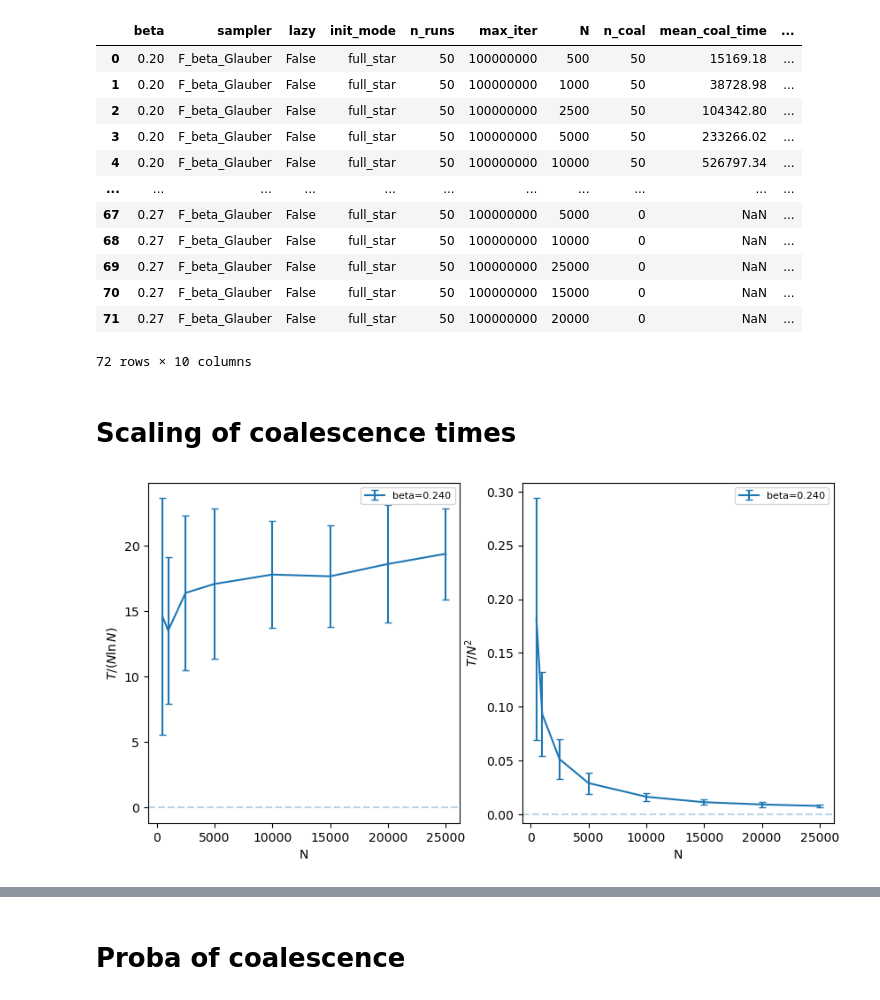
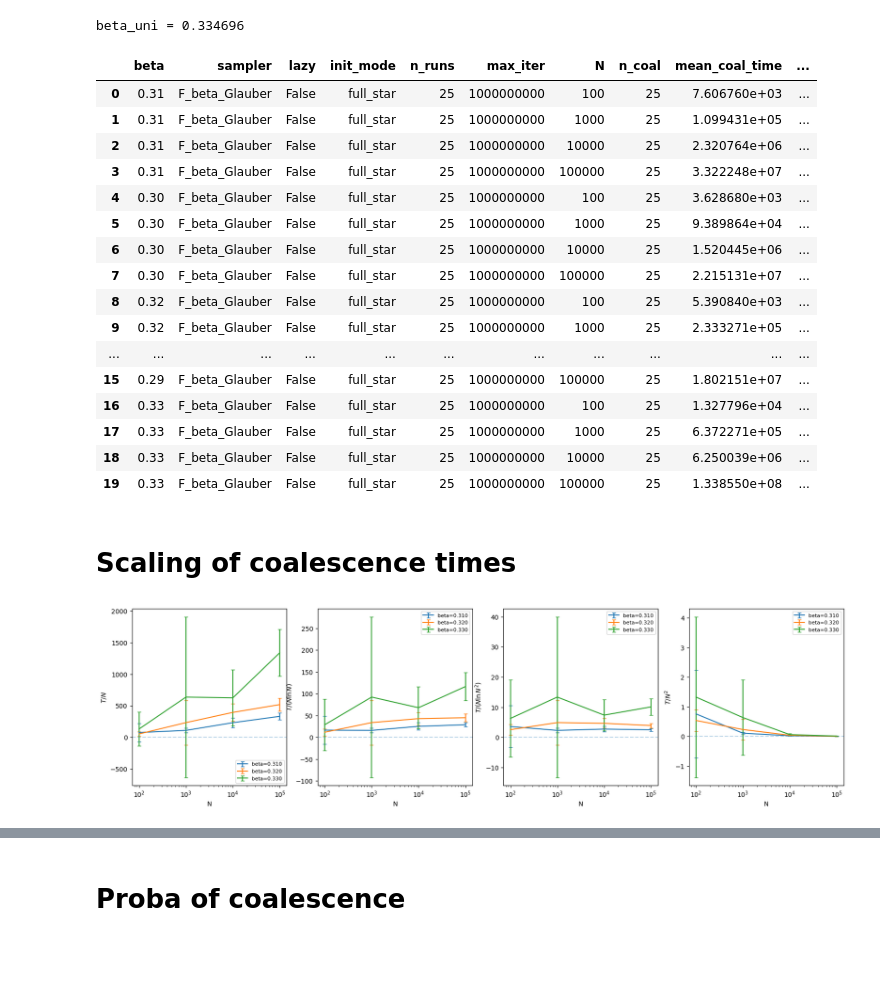
Before and after one commit to LouiseBudzynski/Bounding_Chain_Disordered_Ising_Models, a Jupyter notebook: notebooks/read_coal_time.ipynb, the cells around one changed output, grey strips where cells are left out. Drawn from its saved outputs; the diff is of its cells as text; code cells hidden in the pictures; blank space fills up the shorter version.

```diff
--- a/notebooks/read_coal_time.ipynb
+++ b/notebooks/read_coal_time.ipynb
@@ -6,64 +6,76 @@ import glob
 # %%
 graph_type = 'ER'
-coup_type = 'ising'
+coup_type = 'gauss'
 d = 4
+if graph_type == 'ER' and coup_type == 'ising':
+    beta_SG = np.arctanh(np.sqrt(1/d))
+    beta_uni = np.arctanh(1/d)
+    print(f"beta_uni = {beta_uni:.6f}")
+elif graph_type == 'ER' and coup_type == 'gauss':
+    beta_uni = solve_beta_critical_gauss(d=4)
+    print(f"beta_uni = {beta_uni:.6f}")
+# %% [output]
+beta_uni = 0.334696
 # %%
-dfs = [pd.read_csv(f) for f in glob.glob(f'../results/perm/coal_time_{graph_type}_{coup_type}_d{d}_beta*.csv')]
+dfs = [pd.read_csv(f) for f in glob.glob(f'../results/tmp/coal_time_{graph_type}_{coup_type}_d{d}_beta*.csv')]
 df = pd.concat(dfs, ignore_index=True)
 df
 # %% [output]
 |  | beta | sampler | lazy | init_mode | n_runs | max_iter | N | n_coal | mean_coal_time | ... |
-| 0 | 0.20 | F_beta_Glauber | False | full_star | 50 | 100000000 | 500 | 50 | 15169.18 | ... |
-| 1 | 0.20 | F_beta_Glauber | False | full_star | 50 | 100000000 | 1000 | 50 | 38728.98 | ... |
-| 2 | 0.20 | F_beta_Glauber | False | full_star | 50 | 100000000 | 2500 | 50 | 104342.80 | ... |
-| 3 | 0.20 | F_beta_Glauber | False | full_star | 50 | 100000000 | 5000 | 50 | 233266.02 | ... |
-| 4 | 0.20 | F_beta_Glauber | False | full_star | 50 | 100000000 | 10000 | 50 | 526797.34 | ... |
+| 0 | 0.31 | F_beta_Glauber | False | full_star | 25 | 1000000000 | 100 | 25 | 7.606760e+03 | ... |
+| 1 | 0.31 | F_beta_Glauber | False | full_star | 25 | 1000000000 | 1000 | 25 | 1.099431e+05 | ... |
+| 2 | 0.31 | F_beta_Glauber | False | full_star | 25 | 1000000000 | 10000 | 25 | 2.320764e+06 | ... |
+| 3 | 0.31 | F_beta_Glauber | False | full_star | 25 | 1000000000 | 100000 | 25 | 3.322248e+07 | ... |
+| 4 | 0.30 | F_beta_Glauber | False | full_star | 25 | 1000000000 | 100 | 25 | 3.628680e+03 | ... |
+| 5 | 0.30 | F_beta_Glauber | False | full_star | 25 | 1000000000 | 1000 | 25 | 9.389864e+04 | ... |
+| 6 | 0.30 | F_beta_Glauber | False | full_star | 25 | 1000000000 | 10000 | 25 | 1.520445e+06 | ... |
+| 7 | 0.30 | F_beta_Glauber | False | full_star | 25 | 1000000000 | 100000 | 25 | 2.215131e+07 | ... |
+| 8 | 0.32 | F_beta_Glauber | False | full_star | 25 | 1000000000 | 100 | 25 | 5.390840e+03 | ... |
+| 9 | 0.32 | F_beta_Glauber | False | full_star | 25 | 1000000000 | 1000 | 25 | 2.333271e+05 | ... |
 | ... | ... | ... | ... | ... | ... | ... | ... | ... | ... | ... |
-| 67 | 0.27 | F_beta_Glauber | False | full_star | 50 | 100000000 | 5000 | 0 | NaN | ... |
-| 68 | 0.27 | F_beta_Glauber | False | full_star | 50 | 100000000 | 10000 | 0 | NaN | ... |
-| 69 | 0.27 | F_beta_Glauber | False | full_star | 50 | 100000000 | 25000 | 0 | NaN | ... |
-| 70 | 0.27 | F_beta_Glauber | False | full_star | 50 | 100000000 | 15000 | 0 | NaN | ... |
-| 71 | 0.27 | F_beta_Glauber | False | full_star | 50 | 100000000 | 20000 | 0 | NaN | ... |
+| 15 | 0.29 | F_beta_Glauber | False | full_star | 25 | 1000000000 | 100000 | 25 | 1.802151e+07 | ... |
+| 16 | 0.33 | F_beta_Glauber | False | full_star | 25 | 1000000000 | 100 | 25 | 1.327796e+04 | ... |
+| 17 | 0.33 | F_beta_Glauber | False | full_star | 25 | 1000000000 | 1000 | 25 | 6.372271e+05 | ... |
+| 18 | 0.33 | F_beta_Glauber | False | full_star | 25 | 1000000000 | 10000 | 25 | 6.250039e+06 | ... |
+| 19 | 0.33 | F_beta_Glauber | False | full_star | 25 | 1000000000 | 100000 | 25 | 1.338550e+08 | ... |
-72 rows × 10 columns
 # %% [markdown]
 # Scaling of coalescence times
 # %%
-beta_SG = np.arctanh(np.sqrt(1/d))
-beta_uni = np.arctanh(1/d)
-beta_uni, beta_SG
-
 mask = (
     (df['sampler'] == 'F_beta_Glauber') &
     (df['lazy'] == False) &
     (df['n_coal'] == df['n_runs']) &
     (df['init_mode'] == 'full_star')
 )
 df_filtered = df[mask]
 
-#fig, axes = plt.subplots(1, 3, figsize=(15, 5))
-fig, axes = plt.subplots(1, 2, figsize=(10, 5))
+fig, axes = plt.subplots(1, 4, figsize=(20, 5))
+#fig, axes = plt.subplots(1, 2, figsize=(10, 5))
 scalings = {
-#    r'$T / N$': (lambda N, T: T / N,
-#                lambda N, T, sT: sT / N),
+    r'$T / N$': (lambda N, T: T / N,
+                lambda N, T, sT: sT / N),
     r'$T / (N \ln N)$': (lambda N, T: T / (N * np.log(N)),
                           lambda N, T, sT: sT / (N * np.log(N))),
+    r'$T / (N \ln N^2)$': (lambda N, T: T / (N * np.log(N)**2),
+                          lambda N, T, sT: sT / (N * np.log(N)**2)),
     r'$T / N^2$': (lambda N, T: T / N**2,
                    lambda N, T, sT: sT / N**2),
 }
-
+beta_to_exclude = [0.29,0.3]
 for ax, (label, (scaling_fn, err_fn)) in zip(axes, scalings.items()):
-    for beta in [0.24]: #df_filtered['beta'].unique():
-        if beta > beta_uni:
+    for beta in sorted(df_filtered['beta'].unique()):
+        if beta in beta_to_exclude:
             continue
         sub_df = df_filtered[df_filtered['beta'] == beta].sort_values('N')
         N = sub_df['N'].values
         T = sub_df['mean_coal_time'].values
         sT = sub_df['std_coal_time'].values
         ax.errorbar(N, scaling_fn(N, T), yerr=err_fn(N, T, sT), label=f'beta={beta:.3f}', capsize=3)
     ax.axhline(0, linestyle='--', alpha=0.3)
     ax.set_xlabel('N')
     ax.set_ylabel(label)
+    ax.set_xscale('log')
     ax.legend(fontsize=8)
 plt.show()
 # %% [output]
-[figure, old version]
+[figure, new version]
```
Also changed, not shown: parts of 5 cells of this notebook, 14 other files.
